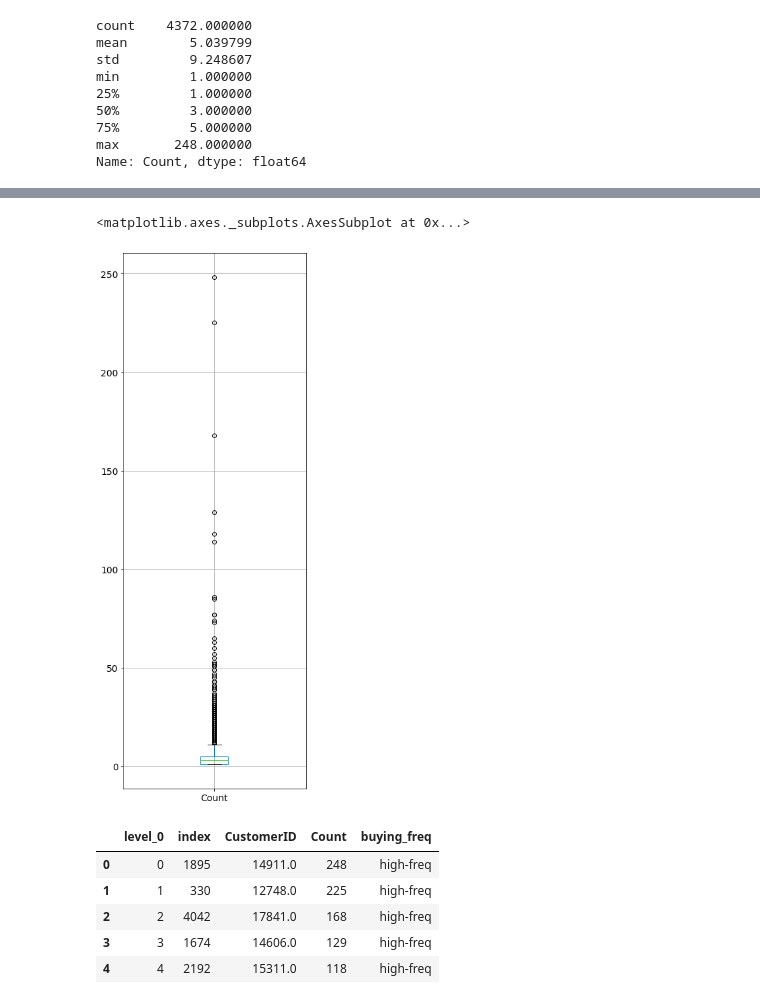
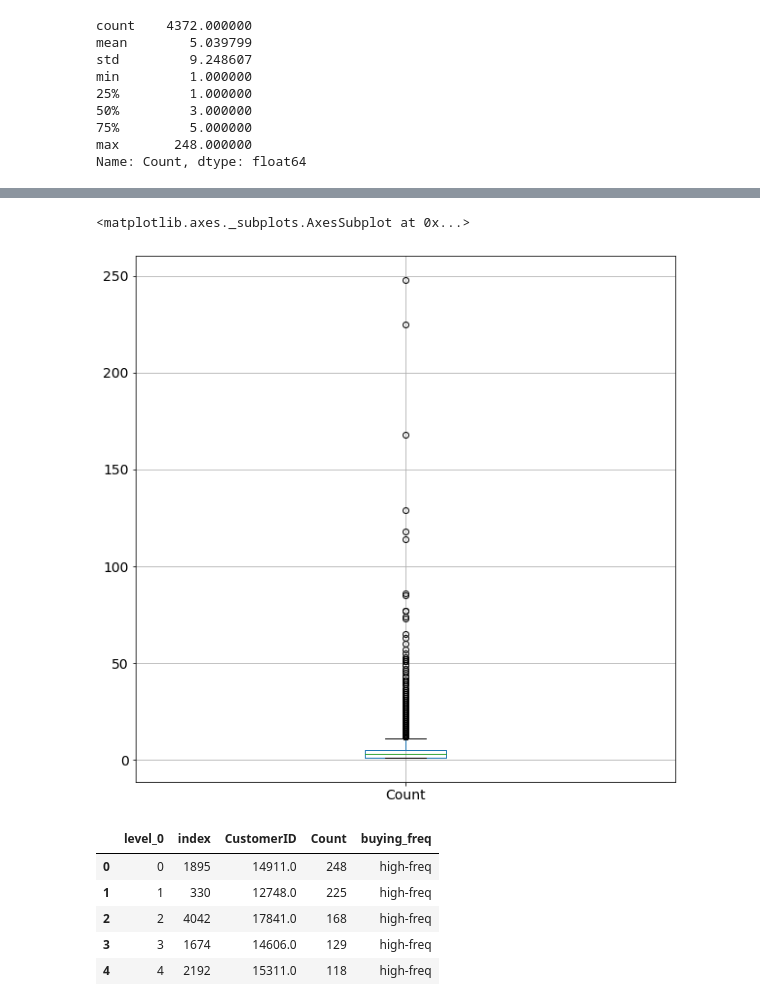
Before and after one commit to pillairajesh/Customer-Analytics, a Jupyter notebook: Customer Analytics - Buying Pattern Analysis.ipynb, the cells around one changed output, grey strips where cells are left out. Saved outputs shown, nothing was run; the diff lists cells and outputs as text; code cells hidden in the pictures.

```diff
--- a/Customer Analytics - Buying Pattern Analysis.ipynb
+++ b/Customer Analytics - Buying Pattern Analysis.ipynb
@@ -7,12 +11,6 @@ import pandas as pd
 import numpy as np
 import os
 
-try:
+df = pd.read_excel('/Users/rajeshpillai/Downloads/Online_Retail.xlsx',skiprows=0,header=0)
 
-
-    df = pd.read_excel('/Users/rajeshpillai/Downloads/Online_Retail.xlsx',skiprows=0,header=0)
-
-    df = df.dropna()
-
-except:
-    print('File Not Found')
+df = df.dropna()
@@ -35,11 +16,0 @@ memory usage: 27.9+ MB
-# %%
-# Add Total by multiplying Quantity and Unit Price
-
-df['Total'] = df.Quantity*df.UnitPrice
-
-# Change date format to YYYYMM
-
-df['DateYMD'] = df.InvoiceDate.dt.strftime('%Y%m%d')
-
-
-df.head()
@@ -150,16 +93,16 @@ ax = s.plot.kde(bw_method=.5)
 # %%
 # Boxplot
 
 df_invoice_by_customer.boxplot(column='Count',
                                grid=True,
-                               figsize=(5,15),
+                               figsize=(10,10),
                                fontsize=14,
                                return_type='axes'
 
                               )
 # %% [output]
 <matplotlib.axes._subplots.AxesSubplot at 0x...>
-[figure, old version]
+[figure, new version]
 # %%
 # Add New column 'buying_freq'
 
```
Also changed, not shown: parts of 32 cells of this notebook, 4 other files.
